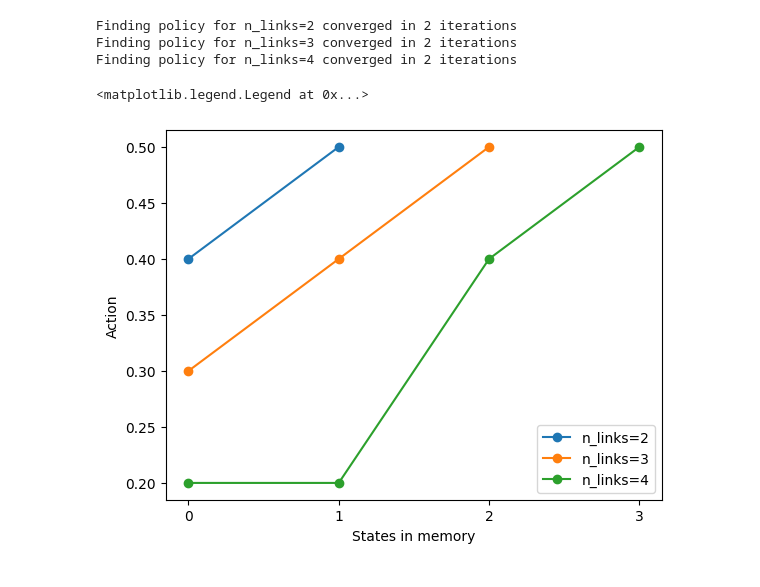
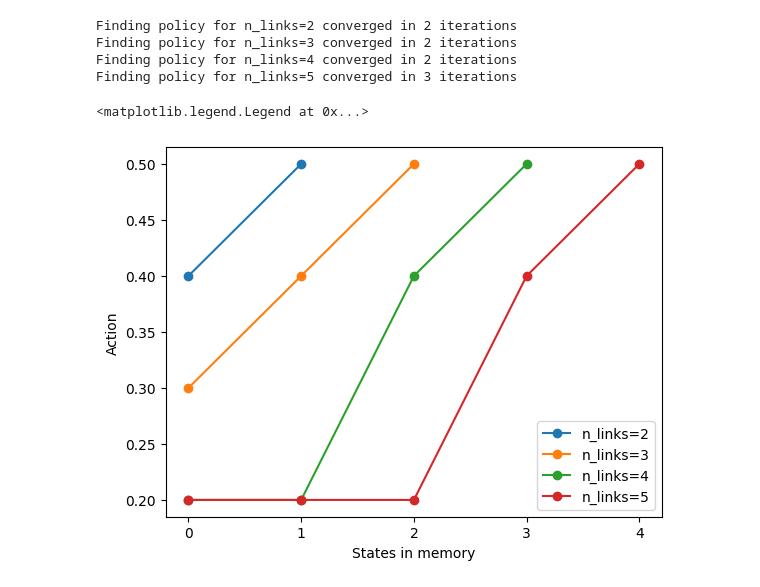
Before and after one commit to Bggoranoff/optimal-qn, a Jupyter notebook: src/adaptivealgo/experiments/experiment_policy_structure.ipynb, the cells around one changed output. Cells and saved outputs as stored; diff of their text form; code cells hidden in the pictures.

```diff
--- a/src/adaptivealgo/experiments/experiment_policy_structure.ipynb
+++ b/src/adaptivealgo/experiments/experiment_policy_structure.ipynb
@@ -5,7 +5,7 @@ import json
 
 import adaptivealgo.cli.policy_iter as pi
 # %%
-links = [2, 3, 4]
+links = [2, 3, 4, 5]
 f_thresh = 0.4
 actions = [0.1, 0.2, 0.3, 0.4, 0.5]
 alpha = 1.0
@@ -25,34 +25,35 @@ for n_links, policy in policies.items():
     for state, action in policy.items():
         state_list = json.loads(state)
         state_length = len(state_list)
         if state_length not in all_actions[n_links]:
             all_actions[n_links][state_length] = []
         all_actions[n_links][state_length].append(action)
 
 mc_actions = {}
 
 for n_links, policy in all_actions.items():
     for state_length, state_actions in policy.items():
         mc_action_idx = max(set(state_actions), key=state_actions.count)
         if n_links not in mc_actions:
             mc_actions[n_links] = {}
         mc_actions[n_links][state_length] = actions[mc_action_idx]
 
 for n_links, policy in mc_actions.items():
     x = list(policy.keys())
     y = list(policy.values())
     plt.plot(x, y, label=f"n_links={n_links}", marker='o')
 
 plt.xlabel("States in memory")
 plt.ylabel("Action")
 plt.xticks(np.arange(0, max(mc_actions.keys()), 1))
 plt.legend()
 # %% [output]
 Finding policy for n_links=2 converged in 2 iterations
 Finding policy for n_links=3 converged in 2 iterations
 Finding policy for n_links=4 converged in 2 iterations
+Finding policy for n_links=5 converged in 3 iterations
 <matplotlib.legend.Legend at 0x...>
-[figure, old version]
+[figure, new version]
 # %%
 for n_links, policy in all_actions.items():
     for state_length, actions_idxs in policy.items():
```
Also changed, not shown: parts of 1 cell of this notebook, 4 other files.
